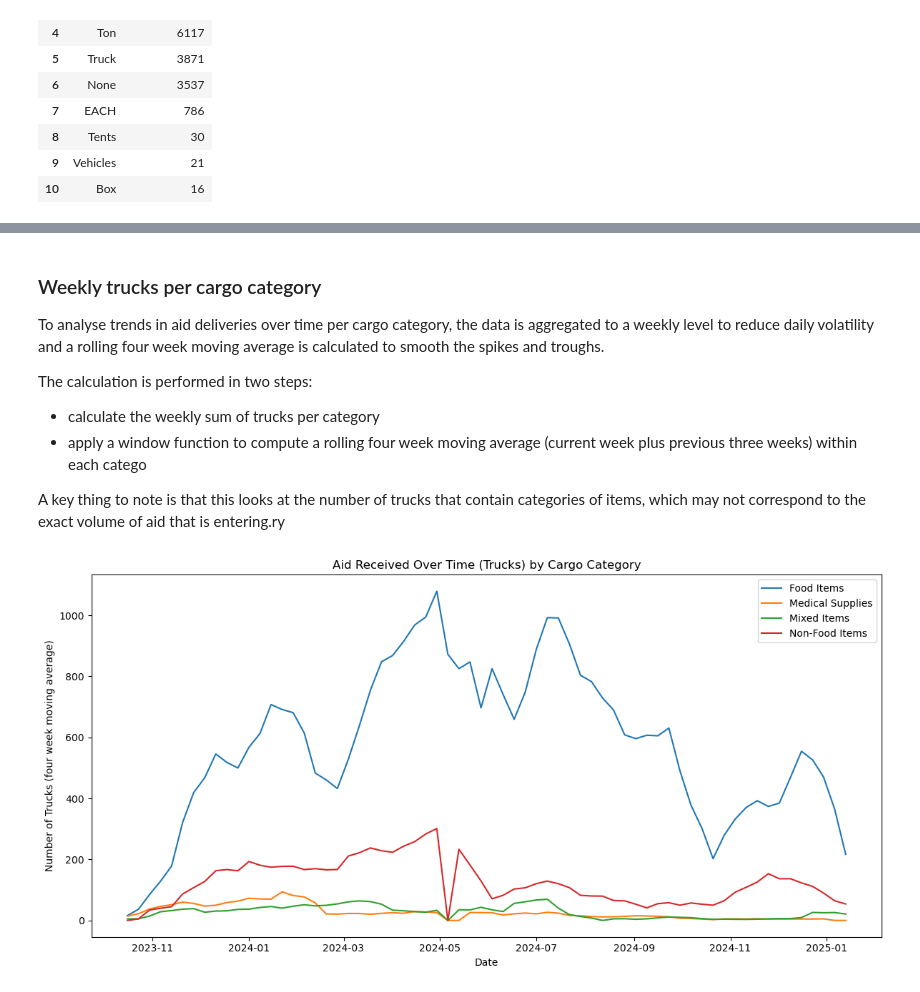
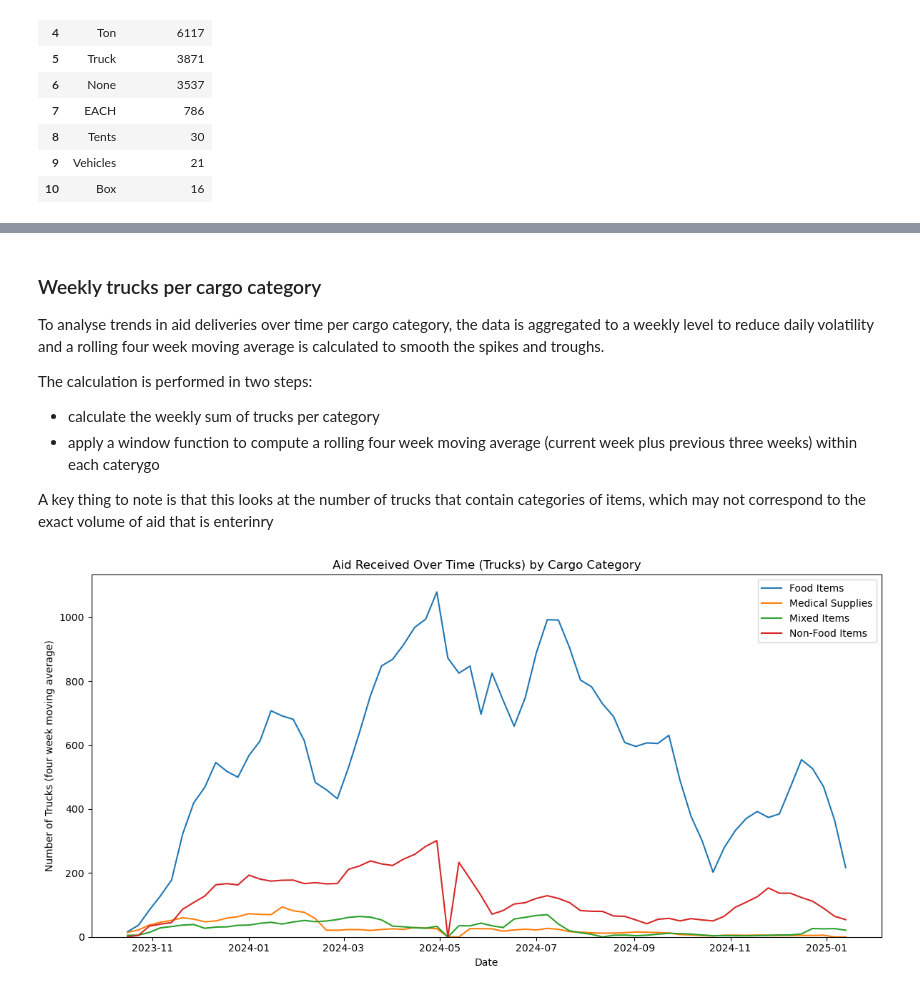
Before and after one commit to AkbarMoledina/humanitarian_needs_in_palestine, a Jupyter notebook: analyses/2_aid_received_analysis.ipynb, the cells around one changed output, grey strips where cells are left out. Cells and saved outputs as stored; diff of their text form; code cells hidden in the pictures.

```diff
--- a/analyses/2_aid_received_analysis.ipynb
+++ b/analyses/2_aid_received_analysis.ipynb
@@ -60,9 +83,9 @@ To analyse trends in aid deliveries over time per cargo category, the data is ag
 The calculation is performed in two steps:
 
 - calculate the weekly sum of trucks per category
-- apply a window function to compute a rolling four week moving average (current week plus previous three weeks) within each catego
+- apply a window function to compute a rolling four week moving average (current week plus previous three weeks) within each caterygo
 
-A key thing to note is that this looks at the number of trucks that contain categories of items, which may not correspond to the exact volume of aid that is entering.ry
+A key thing to note is that this looks at the number of trucks that contain categories of items, which may not correspond to the exact volume of aid that is enterinry
 # %%
 df = con.execute("""
 WITH weekly_trucks_by_category AS (
@@ -82,33 +105,32 @@ SELECT
     cargo_category,
     sum_of_trucks,
     AVG(sum_of_trucks) OVER (PARTITION BY cargo_category ORDER BY year, week_of_year ROWS BETWEEN 3 PRECEDING AND CURRENT ROW) AS ma_4w_trucks
 FROM weekly_trucks_by_category
 ORDER BY year, week_of_year
-
-
 """).df()
 
 df["week_start"] = pd.to_datetime(
     df["year"].astype(str) + "-W" + df["week_of_year"].astype(str) + "-1",
     format="%G-W%V-%u"
 )
 
 df_pivot = df.pivot(
     index="week_start",
     columns="cargo_category",
     values="ma_4w_trucks"
 ).fillna(0).sort_index()
 
 plt.figure(figsize=(12,6))
 
 for column in df_pivot.columns:
     plt.plot(df_pivot.index, df_pivot[column], label=column)
 
+plt.ylim(bottom=0)
 plt.xlabel("Date")
 plt.ylabel("Number of Trucks (four week moving average)")
 plt.title("Aid Received Over Time (Trucks) by Cargo Category")
 plt.legend()
 plt.tight_layout()
 plt.show()
 # %% [output]
-[figure, old version]
+[figure, new version]
```
Also changed, not shown: parts of 13 cells of this notebook, 4 other files.
